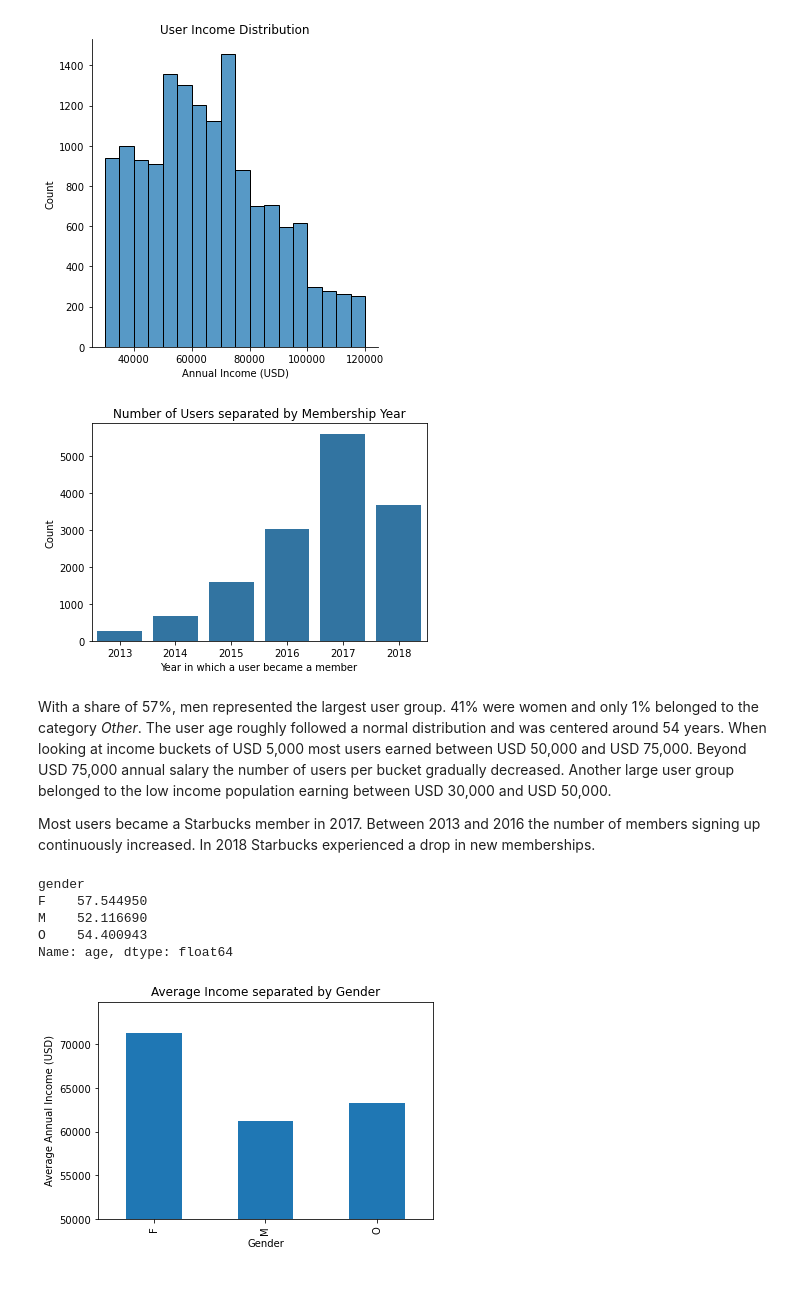
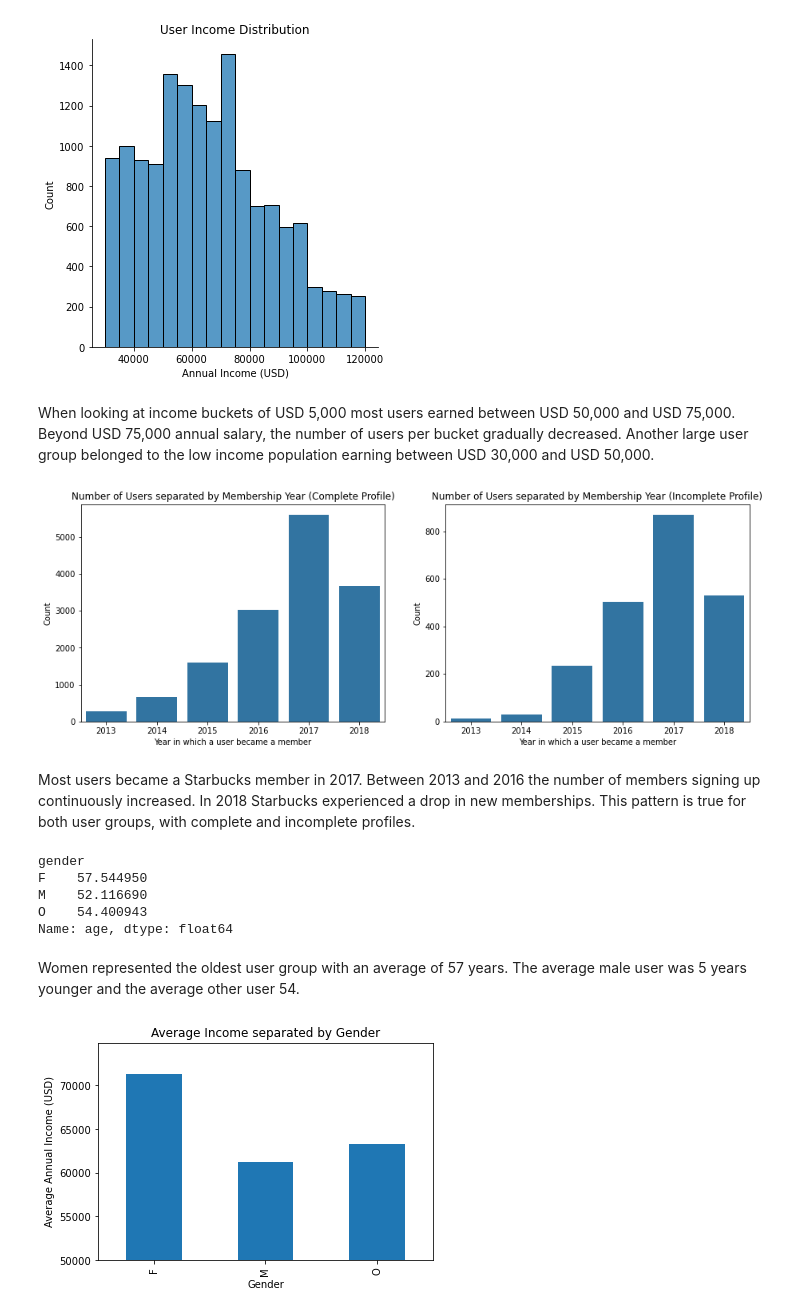
Before and after one commit to sandramuschkorgel/Udacity_DSND_Starbucks, a Jupyter notebook: Starbucks_Capstone_Challenge.ipynb, the cells around one changed output. Drawn from its saved outputs; the diff is of its cells as text; code cells hidden in the pictures; blank space fills up the shorter version.

```diff
--- a/Starbucks_Capstone_Challenge.ipynb
+++ b/Starbucks_Capstone_Challenge.ipynb
@@ -417,3 +449,0 @@ We cannot map the *value* column offer ids directly since they are stored as par
-# %%
-profile_less = profile_clean.drop(profile_clean[profile_clean.gender.notnull()].index)
-profile_clean.drop(profile_clean[profile_clean.gender.isnull()].index, inplace=True)
@@ -457,7 +459,5 @@ Transform data types: *gender* object &rarr; categorical and *became_member_on*
 
 ##### Code
-# %%
-profile_clean['gender'] = profile_clean['gender'].astype('category')
 # %%
 profile_clean.became_member_on = profile_clean.became_member_on.astype(str)
 profile_clean['member_year'] = profile_clean.became_member_on.str.slice(0, 4).astype(int)
@@ -496,0 +510,5 @@ profile_clean.head()
+# %%
+profile_complete = profile_clean.drop(profile_clean[profile_clean.gender.isnull()].index)
+profile_incomplete = profile_clean.drop(profile_clean[profile_clean.gender.notnull()].index)
+# %%
+profile_incomplete['age'] = np.nan
@@ -631,15 +706,25 @@ plt.title('User Income Distribution')
 plt.xlabel('Annual Income (USD)');
 # %% [output]
 [figure]
+# %% [markdown]
+When looking at income buckets of USD 5,000 most users earned between USD 50,000 and USD 75,000. Beyond USD 75,000 annual salary, the number of users per bucket gradually decreased. Another large user group belonged to the low income population earning between USD 30,000 and USD 50,000.
 # %%
-sb.countplot(data=profile_clean, x='member_year', color=sb.color_palette()[0])
-plt.title('Number of Users separated by Membership Year')
+base_color = sb.color_palette()[0]
+plt.figure(figsize=(15,5))
+
+plt.subplot(1, 2, 1)
+sb.countplot(data=profile_complete, x='member_year', color=base_color)
+plt.title('Number of Users separated by Membership Year (Complete Profile)')
+plt.xlabel('Year in which a user became a member')
+plt.ylabel('Count')
+
+plt.subplot(1, 2, 2)
+sb.countplot(data=profile_incomplete, x='member_year', color=base_color)
+plt.title('Number of Users separated by Membership Year (Incomplete Profile)')
 plt.xlabel('Year in which a user became a member')
 plt.ylabel('Count');
 # %% [output]
-[figure, old version]
+[figure, new version]
 # %% [markdown]
-With a share of 57%, men represented the largest user group. 41% were women and only 1% belonged to the category *Other*. The user age roughly followed a normal distribution and was centered around 54 years. When looking at income buckets of USD 5,000 most users earned between USD 50,000 and USD 75,000. Beyond USD 75,000 annual salary the number of users per bucket gradually decreased. Another large user group belonged to the low income population earning between USD 30,000 and USD 50,000.
-
-Most users became a Starbucks member in 2017. Between 2013 and 2016 the number of members signing up continuously increased. In 2018 Starbucks experienced a drop in new memberships.
+Most users became a Starbucks member in 2017. Between 2013 and 2016 the number of members signing up continuously increased. In 2018 Starbucks experienced a drop in new memberships. This pattern is true for both user groups, with complete and incomplete profiles.
 # %%
@@ -650,4 +735,6 @@ F    57.544950
 M    52.116690
 O    54.400943
 Name: age, dtype: float64
+# %% [markdown]
+Women represented the oldest user group with an average of 57 years. The average male user was 5 years younger and the average other user 54.
 # %%
```
Also changed, not shown: parts of 115 cells of this notebook.
